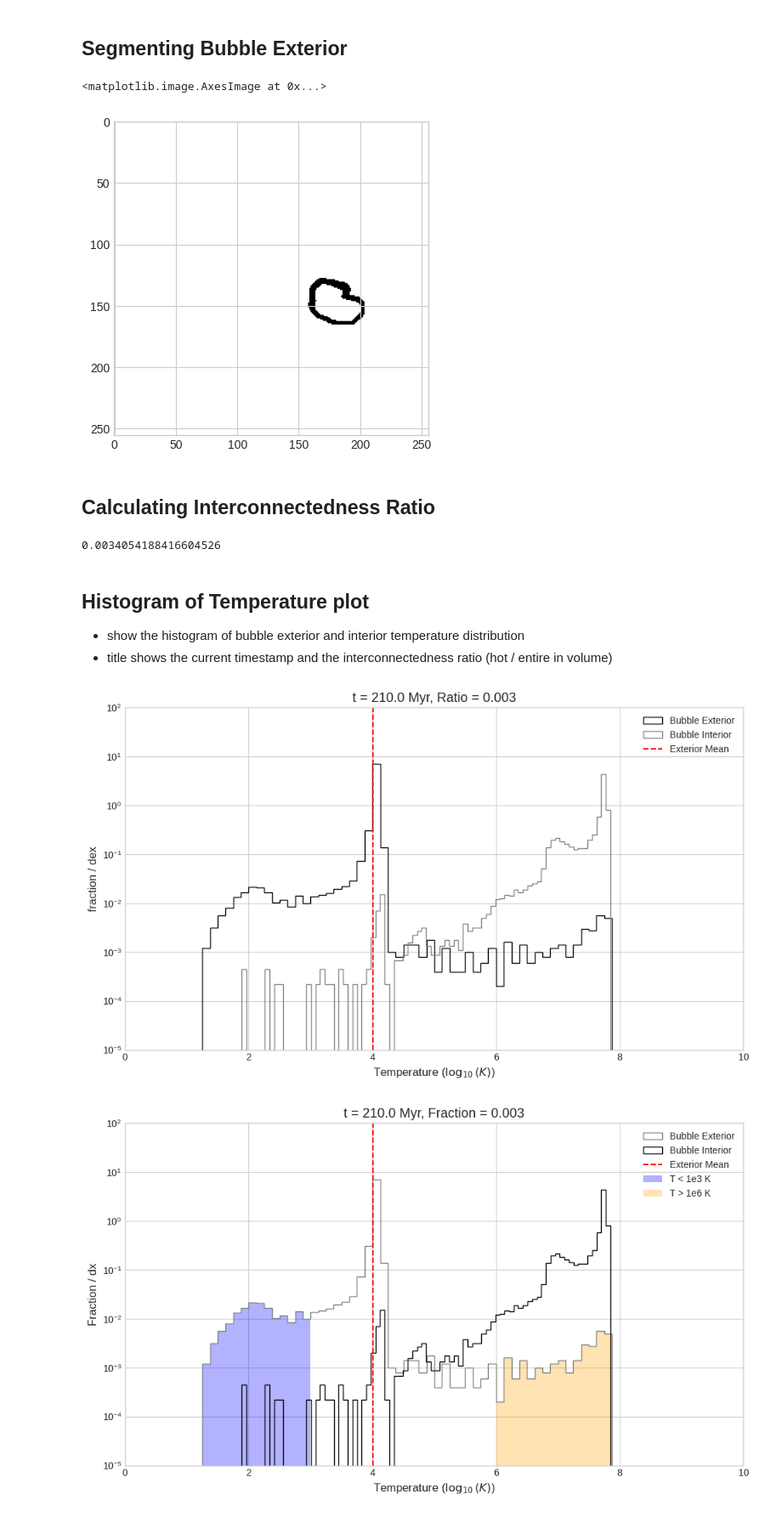
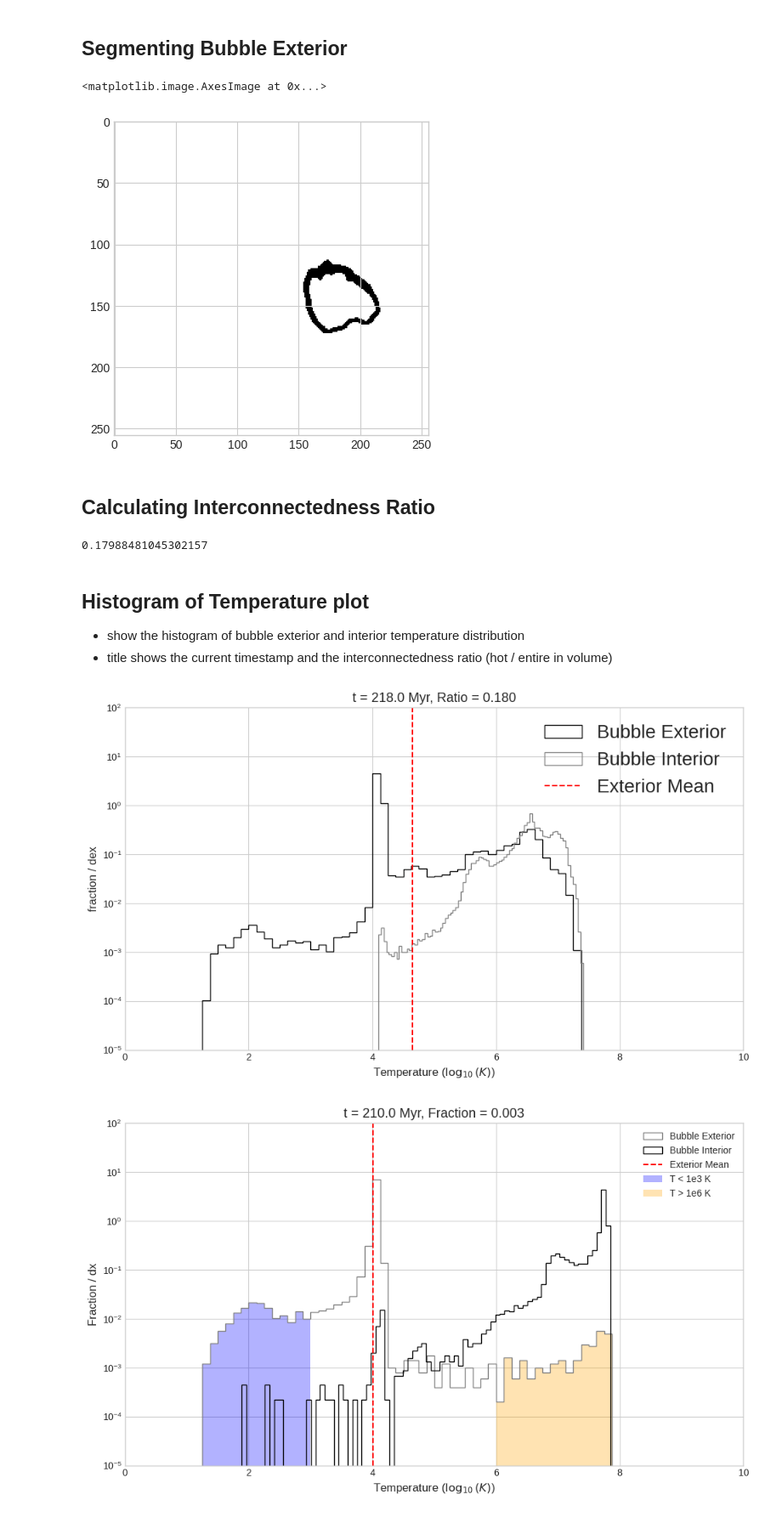
Before and after one commit to Joycelyn-Chen/Astro-UNETR, a Jupyter notebook: graphs/hist-of-temp.ipynb, the cells around one changed output. Shown: that part at 85% size. Saved outputs shown, nothing was run; the diff lists cells and outputs as text; code cells hidden in the pictures.

Commit message:
generated two new plot with enlarged legend text size

```diff
--- a/graphs/hist-of-temp.ipynb
+++ b/graphs/hist-of-temp.ipynb
@@ -72,7 +72,7 @@ def timestamp2Myr(timestamp):
 hdf5_root = "/srv/data/stratbox_simulations/stratbox_particle_runs/bx5/smd132/sn34/pe300/4pc_resume/4pc"
 mask_root = '/home/joy0921/Desktop/Dataset/MHD-3DIS/SB_tracks/230'
 output_root = '/home/joy0921/Desktop/Dataset/MHD-3DIS/SB_tracks/230'
-timestamp = '390'
+timestamp = '470'
 # timestamp_mask = '420-with-neck'
 lower_bound = 0
 upper_bound = 256
@@ -126,7 +126,7 @@ plt.imshow(mask_slice)
 # cv.imwrite(save_path, mask_slice)
 # %% [output]
 <matplotlib.image.AxesImage at 0x...>
-[figure, old version]
+[figure, new version]
 # %%
 temp_values = temp_cube[mask_diff == 1]
 temp_values_original = temp_cube[eroded == 1]
@@ -151,7 +151,7 @@ log_temp_interior = np.log10(temp_values_original)
 # %%
 fraction
 # %% [output]
-0.0034054188416604526
+0.17988481045302157
 # %% [markdown]
 ## Histogram of Temperature plot
 - show the histogram of bubble exterior and interior temperature distribution
@@ -166,35 +166,36 @@ bins = np.linspace(x_min, x_max, n_bins + 1)
 
 # Create normalized weights for histogram plotting.
 dx = (x_max - x_min) / n_bins
 bins_per_order = 1.0 / dx  # typically 50 for [0,10] with dx=0.2
 weights_hist = np.ones_like(log_temp) / len(log_temp) * bins_per_order
 weights_hist_interior = np.ones_like(log_temp_interior) / len(log_temp_interior) * bins_per_order
 
 # Plot the step histogram on top.
 ax.hist(log_temp, bins=bins, histtype='step', linestyle='solid',
         weights=weights_hist, label='Bubble Exterior', color='black')
 
 ax.hist(log_temp_interior, bins=n_bins, histtype='step', linestyle='solid',          #dashed
         weights=weights_hist_interior, label='Bubble Interior', color='gray')
 
 # Mark a vertical line at the mean log-temperature.
 ax.axvline(x=log_temp.mean(), color='r', linestyle='--', label='Exterior Mean')
 
 # Set axis labels and title (including the fraction result).
 ax.set_xlabel("Temperature ($\\log_{10}(K)$)", fontsize=12)
 ax.set_ylabel("fraction / dex", fontsize=12)
 ax.set_title(f"t = {timestamp2Myr(int(timestamp))} Myr, Ratio = {fraction:.3f}", fontsize=14)
 
 # Set axis limits and scaling.
 ax.set_xlim(x_min, x_max)
 ax.set_ylim(1e-5, 1e2)
 ax.set_yscale('log')
-ax.legend(fontsize=10)
+ax.legend(fontsize=20)
+ax.legend(fontsize=18, loc='best', frameon=True, fancybox=True)
 
 plt.tight_layout()
 # plt.show()
 # %% [output]
-[figure, old version]
+[figure, new version]
 # %%
 # Set up histogram parameters.
 plt.style.use('seaborn-v0_8-whitegrid')
```
Also changed, not shown: parts of 1 cell of this notebook.
